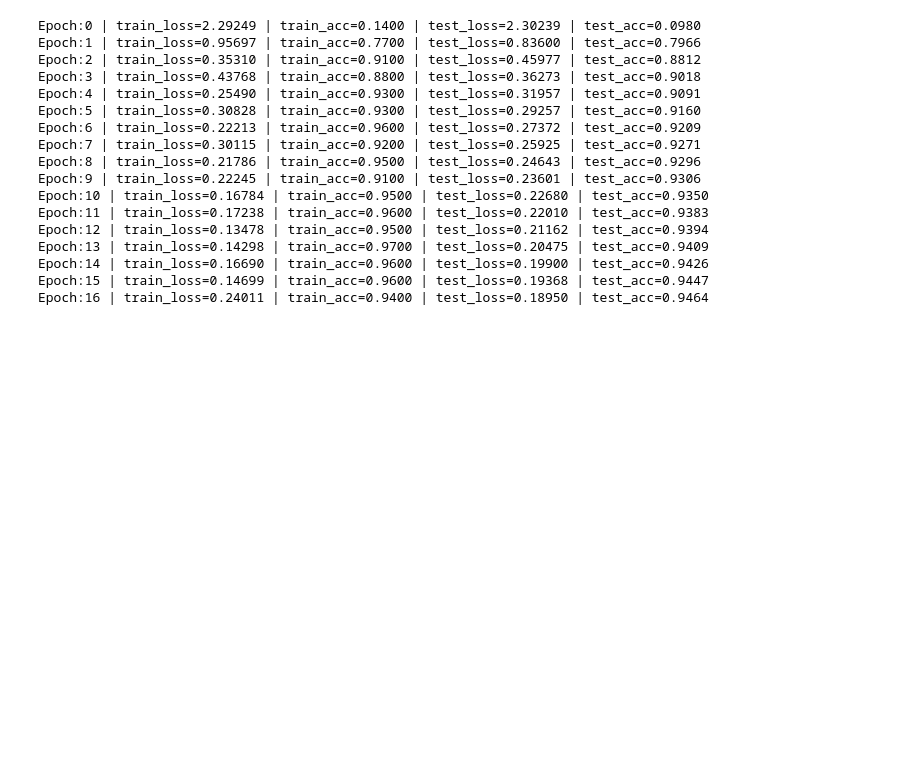
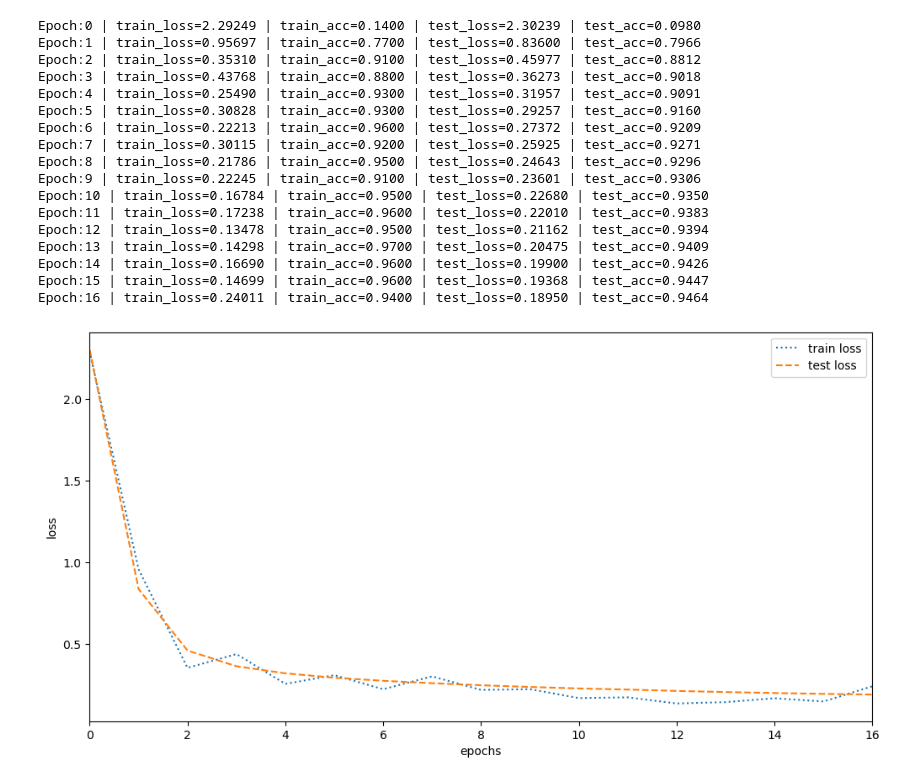
Before and after one commit to jin5211/DL-my_codes-, a Jupyter notebook: ch04.ipynb, the cells around one changed output. Cells and saved outputs as stored; diff of their text form; code cells hidden in the pictures; blank space fills up the shorter version.

```diff
--- a/ch04.ipynb
+++ b/ch04.ipynb
@@ -574,4 +574,14 @@ Epoch:13 | train_loss=0.14298 | train_acc=0.9700 | test_loss=0.20475 | test_acc=
 Epoch:14 | train_loss=0.16690 | train_acc=0.9600 | test_loss=0.19900 | test_acc=0.9426
 Epoch:15 | train_loss=0.14699 | train_acc=0.9600 | test_loss=0.19368 | test_acc=0.9447
 Epoch:16 | train_loss=0.24011 | train_acc=0.9400 | test_loss=0.18950 | test_acc=0.9464
+# %%
+plt.figure(figsize=(12, 6))
+plt.plot(train_loss_list, linestyle='dotted', label='train loss')
+plt.plot(test_loss_list, linestyle='dashed', label='test loss')
+plt.xlim(0, 16)
+plt.xlabel('epochs')
+plt.ylabel('loss')
+plt.legend(loc = 'upper right');
+# %% [output]
+[figure, added]
 # %%
```
Also changed, not shown: parts of 1 cell of this notebook.
